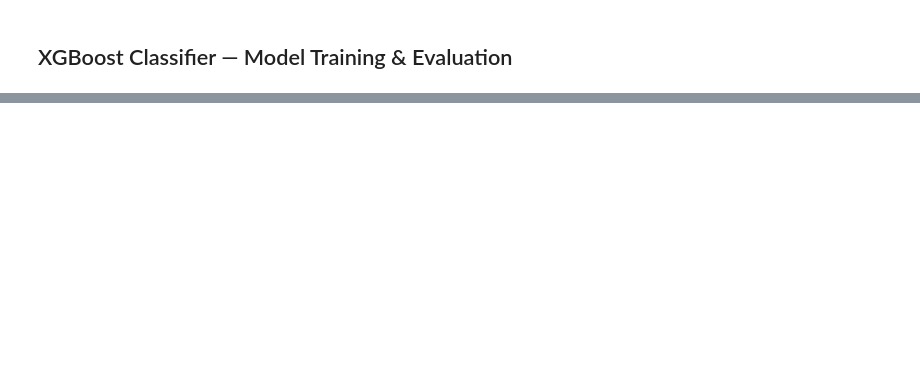
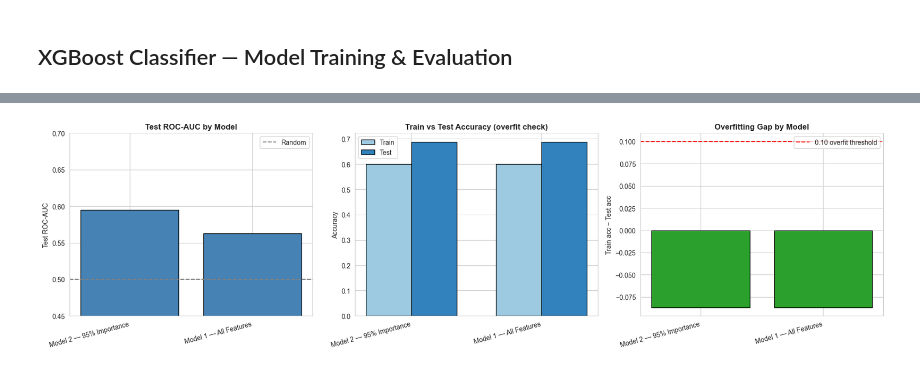
Before and after one commit to dansil2301/BasicStockPricePrediction, a Jupyter notebook: Analysis/XGBoost_analysis.ipynb, the cells around one changed output, grey strips where cells are left out. Drawn from its saved outputs; the diff is of its cells as text; code cells hidden in the pictures; blank space fills up the shorter version.

```diff
--- a/Analysis/XGBoost_analysis.ipynb
+++ b/Analysis/XGBoost_analysis.ipynb
@@ -780,0 +628,93 @@ print("=" * 80)
+# %%
+# ── Build comparison frame ──────────────────────────────────────────────────
+comparison_df = pd.DataFrame(list(results.values()))[
+    ['model', 'n_features', 'cv_roc_auc',
+     'train_accuracy', 'test_accuracy',
+     'test_precision', 'test_recall', 'test_f1', 'test_roc_auc',
+     'overfit_gap']
+].sort_values('test_roc_auc', ascending=False).reset_index(drop=True)
+
+print("=" * 110)
+print("MODEL COMPARISON — sorted by test ROC-AUC")
+print("=" * 110)
+print(comparison_df.to_string(index=False))
+
+# ── Pick the winner ─────────────────────────────────────────────────────────
+winner_row   = comparison_df.iloc[0]
+winner_label = winner_row['model']
+winner_meta  = results[winner_label]
+
+print("\n" + "=" * 80)
+print("WINNING MODEL")
+print("=" * 80)
+print(f"  Model         : {winner_label}")
+print(f"  # features    : {winner_row['n_features']}")
+print(f"  Features      : {winner_meta['features']}")
+print(f"  CV ROC-AUC    : {winner_row['cv_roc_auc']:.4f}")
+print(f"  Test ROC-AUC  : {winner_row['test_roc_auc']:.4f}")
+print(f"  Test accuracy : {winner_row['test_accuracy']:.4f}")
+print(f"  Test F1       : {winner_row['test_f1']:.4f}")
+print(f"  Overfit gap   : {winner_row['overfit_gap']:+.4f}")
+
+# ── Visual comparison ───────────────────────────────────────────────────────
+fig, axes = plt.subplots(1, 3, figsize=(18, 5))
+
+x = np.arange(len(comparison_df))
+labels = comparison_df['model'].tolist()
+
+axes[0].bar(x, comparison_df['test_roc_auc'], color='steelblue',
+            edgecolor='black')
+axes[0].axhline(0.5, color='grey', linestyle='--', label='Random')
+axes[0].set_xticks(x); axes[0].set_xticklabels(labels, rotation=15, ha='right')
+axes[0].set_ylabel('Test ROC-AUC')
+axes[0].set_title('Test ROC-AUC by Model', fontweight='bold')
+axes[0].set_ylim(0.45, max(0.7, comparison_df['test_roc_auc'].max() + 0.05))
+axes[0].legend()
+
+width = 0.35
+axes[1].bar(x - width/2, comparison_df['train_accuracy'], width,
+            label='Train', color='#9ecae1', edgecolor='black')
+axes[1].bar(x + width/2, comparison_df['test_accuracy'], width,
+            label='Test',  color='#3182bd', edgecolor='black')
+axes[1].set_xticks(x); axes[1].set_xticklabels(labels, rotation=15, ha='right')
+axes[1].set_ylabel('Accuracy')
+axes[1].set_title('Train vs Test Accuracy (overfit check)', fontweight='bold')
+axes[1].legend()
+
+colors = ['#d62728' if g > 0.10 else '#2ca02c'
+          for g in comparison_df['overfit_gap']]
+axes[2].bar(x, comparison_df['overfit_gap'], color=colors, edgecolor='black')
+axes[2].axhline(0.10, color='red', linestyle='--',
+                label='0.10 overfit threshold')
+axes[2].set_xticks(x); axes[2].set_xticklabels(labels, rotation=15, ha='right')
+axes[2].set_ylabel('Train acc − Test acc')
+axes[2].set_title('Overfitting Gap by Model', fontweight='bold')
+axes[2].legend()
+
+plt.tight_layout(); plt.show()
+
+# ── ROC curves of each model on the same axes ──────────────────────────────
+plt.figure(figsize=(8, 6))
+for label, model, feats in [
+    ('Model 1 — All Features',   best_xgb,    FEATURES),
+    ('Model 2 — 95% Importance', best_xgb_m2, FEATURES_M2),
+]:
+    proba = model.predict_proba(X_test[feats])[:, 1]
+    fpr, tpr, _ = roc_curve(y_test, proba)
+    auc_val = auc(fpr, tpr)
+    style = '-' if label == winner_label else '--'
+    plt.plot(fpr, tpr, style, lw=2,
+             label=f'{label}  (AUC = {auc_val:.4f})')
+plt.plot([0, 1], [0, 1], color='grey', lw=1, linestyle=':', label='Random')
+plt.xlabel('False Positive Rate'); plt.ylabel('True Positive Rate')
+plt.title('ROC Curves — Both Models (Test Set)', fontweight='bold')
+plt.legend(loc='lower right'); plt.grid(alpha=0.3)
+plt.tight_layout(); plt.show()
+
+print("\n" + "=" * 80)
+print("FINAL RECOMMENDATION")
+print("=" * 80)
+print(f"→ Use {winner_label} with features: {winner_meta['features']}")
+print(f"  Expected test ROC-AUC: {winner_row['test_roc_auc']:.4f}")
+print("=" * 80)
+# %% [output]
@@ -780,0 +739 @@ print("=" * 80)
+[figure, added]
```
Also changed, not shown: parts of 23 cells of this notebook, 1 other file.
